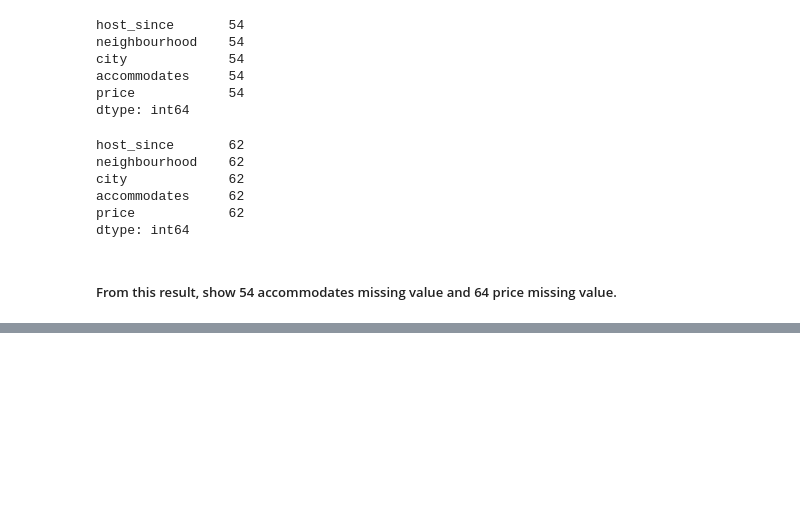
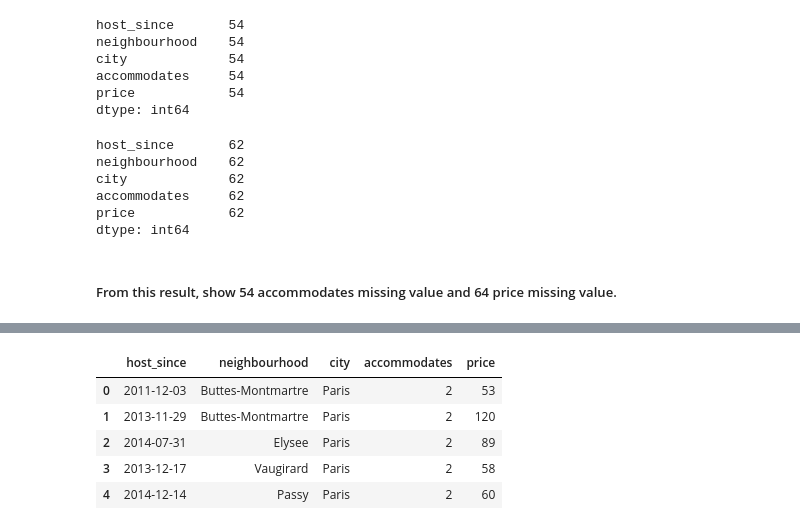
Before and after one commit to novicecoder205/Portfolio-Project-2_AirBnB-Analyze-SQL, a Jupyter notebook: AirBNB Analysis.ipynb, the cells around one changed output, grey strips where cells are left out. Drawn from its saved outputs; the diff is of its cells as text; code cells hidden in the pictures; blank space fills up the shorter version.

```diff
--- a/AirBNB Analysis.ipynb
+++ b/AirBNB Analysis.ipynb
@@ -121,0 +175,16 @@ dtype: int64
+# %%
+paris_Listings_accommodates = (
+    paris_Listings
+    .query("neighbourhood == 'Elysee'")
+    .groupby("accommodates")
+    .agg({"price": "mean"})
+    .sort_values("price")
+)
+paris_Listings.head()
+# %% [output]
+|  | host_since | neighbourhood | city | accommodates | price |
+| 0 | 2011-12-03 | Buttes-Montmartre | Paris | 2 | 53 |
+| 1 | 2013-11-29 | Buttes-Montmartre | Paris | 2 | 120 |
+| 2 | 2014-07-31 | Elysee | Paris | 2 | 89 |
+| 3 | 2013-12-17 | Vaugirard | Paris | 2 | 58 |
+| 4 | 2014-12-14 | Passy | Paris | 2 | 60 |
```
Also changed, not shown: parts of 8 cells of this notebook.
